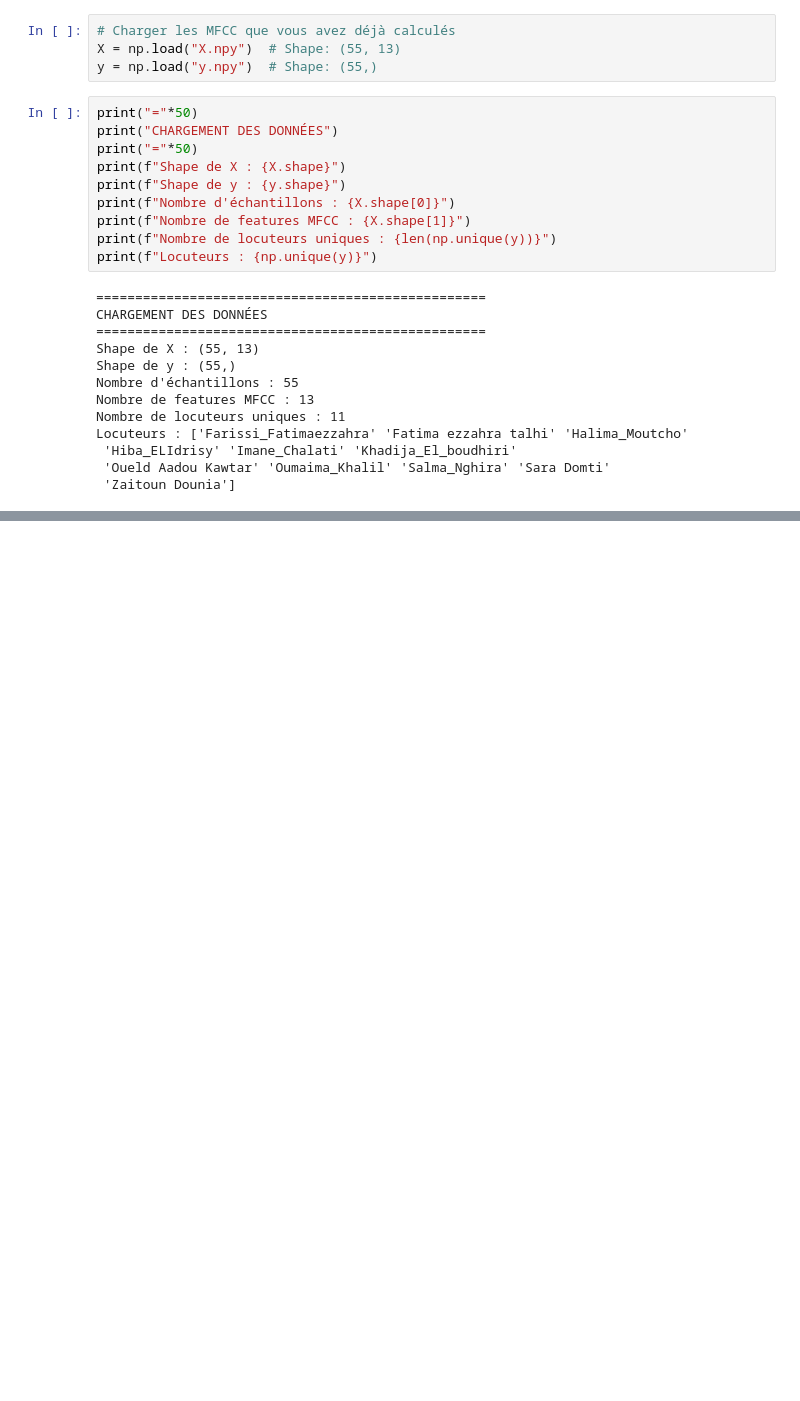
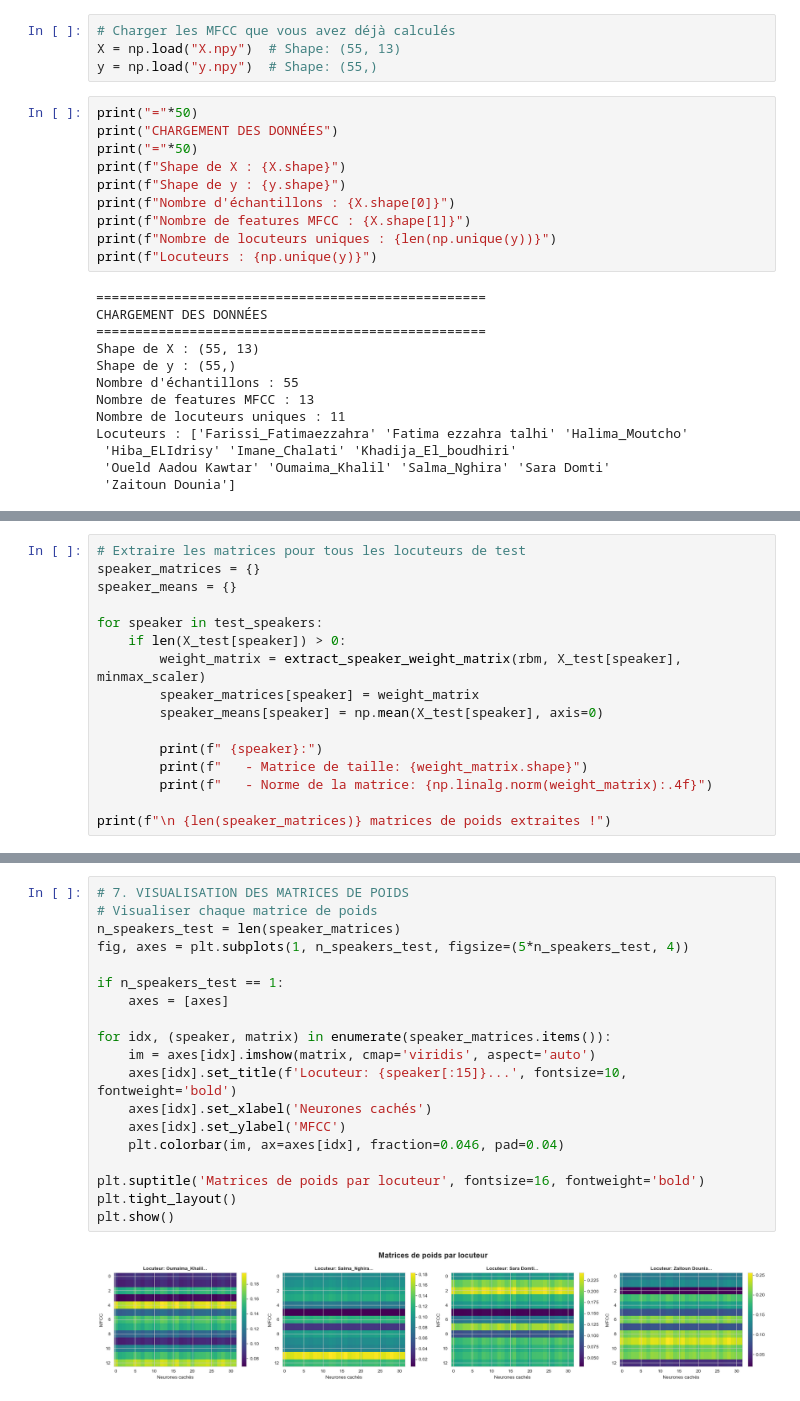
Before and after one commit to khalilouma7-prog/reconnaissance-vocal, a Jupyter notebook: code/data_audio.ipynb, the cells around one changed output, grey strips where cells are left out. Drawn from its saved outputs; the diff is of its cells as text; blank space fills up the shorter version.

```diff
--- a/code/data_audio.ipynb
+++ b/code/data_audio.ipynb
@@ -110,0 +302,16 @@ Locuteurs : ['Farissi_Fatimaezzahra' 'Fatima ezzahra talhi' 'Halima_Moutcho'
+# %%
+# Extraire les matrices pour tous les locuteurs de test
+speaker_matrices = {}
+speaker_means = {}
+
+for speaker in test_speakers:
+    if len(X_test[speaker]) > 0:
+        weight_matrix = extract_speaker_weight_matrix(rbm, X_test[speaker], minmax_scaler)
+        speaker_matrices[speaker] = weight_matrix
+        speaker_means[speaker] = np.mean(X_test[speaker], axis=0)
+
+        print(f" {speaker}:")
+        print(f"   - Matrice de taille: {weight_matrix.shape}")
+        print(f"   - Norme de la matrice: {np.linalg.norm(weight_matrix):.4f}")
+
+print(f"\n {len(speaker_matrices)} matrices de poids extraites !")
@@ -110,0 +333,21 @@ Locuteurs : ['Farissi_Fatimaezzahra' 'Fatima ezzahra talhi' 'Halima_Moutcho'
+# %%
+# 7. VISUALISATION DES MATRICES DE POIDS
+# Visualiser chaque matrice de poids
+n_speakers_test = len(speaker_matrices)
+fig, axes = plt.subplots(1, n_speakers_test, figsize=(5*n_speakers_test, 4))
+
+if n_speakers_test == 1:
+    axes = [axes]
+
+for idx, (speaker, matrix) in enumerate(speaker_matrices.items()):
+    im = axes[idx].imshow(matrix, cmap='viridis', aspect='auto')
+    axes[idx].set_title(f'Locuteur: {speaker[:15]}...', fontsize=10, fontweight='bold')
+    axes[idx].set_xlabel('Neurones cachés')
+    axes[idx].set_ylabel('MFCC')
+    plt.colorbar(im, ax=axes[idx], fraction=0.046, pad=0.04)
+
+plt.suptitle('Matrices de poids par locuteur', fontsize=16, fontweight='bold')
+plt.tight_layout()
+plt.show()
+# %% [output]
+[figure, added]
```
Also changed, not shown: parts of 24 cells of this notebook, 8 other files.
